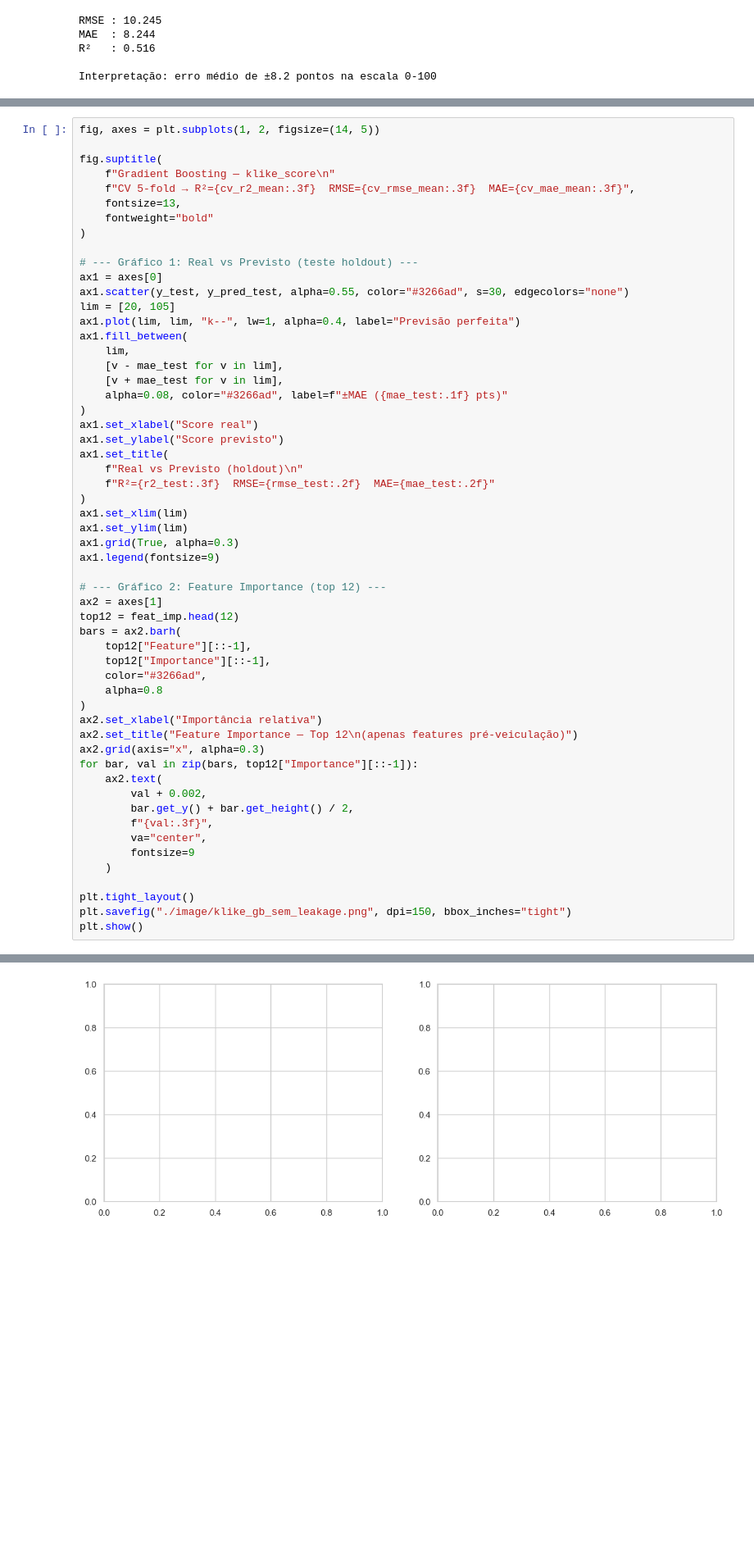
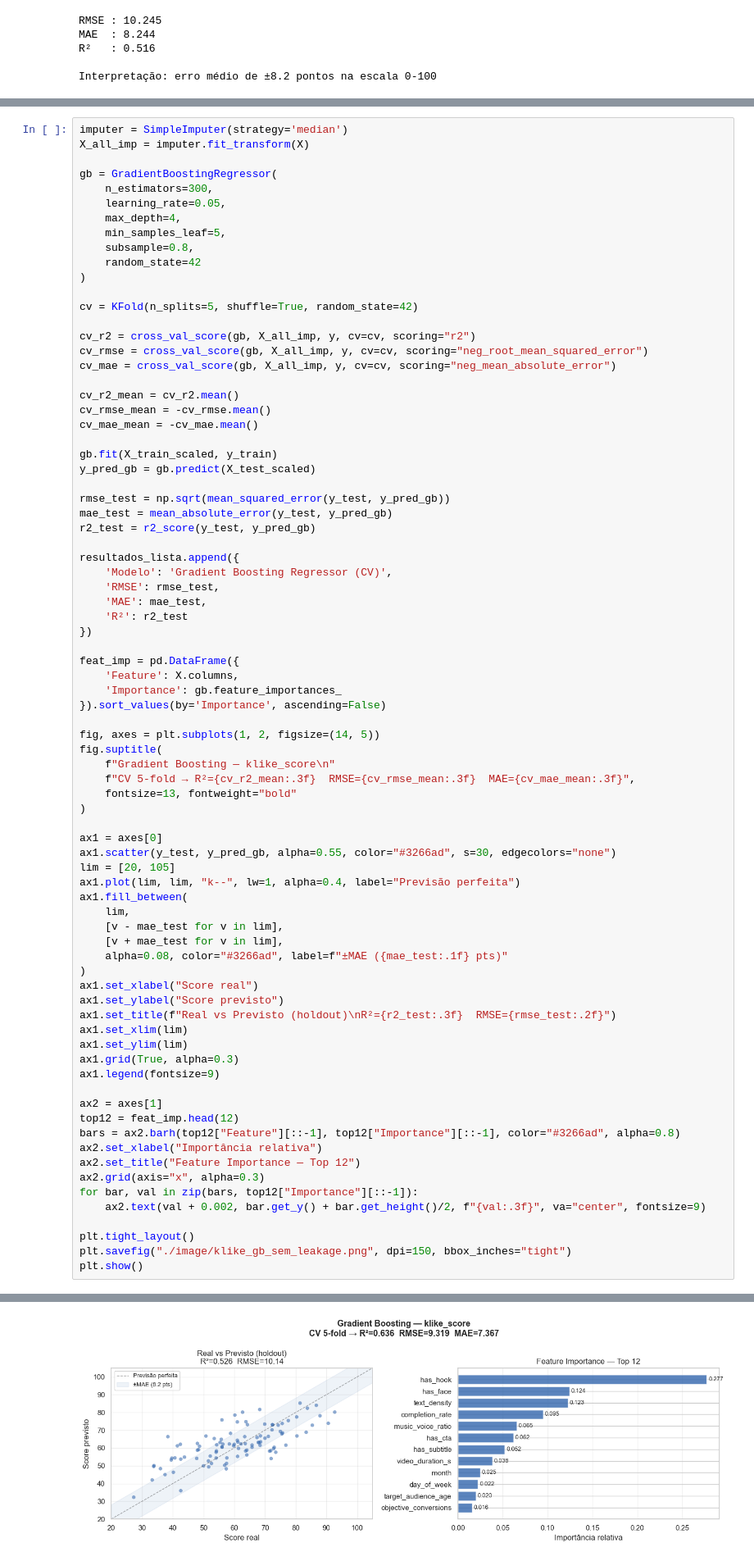
Before and after one commit to carlimmsantos/Millai_AI, a Jupyter notebook: challenge_analysis.ipynb, the cells around one changed output, grey strips where cells are left out. Shown at 82% size. Cells and saved outputs as stored; diff of their text form; blank space fills up the shorter version.

Commit message:
feat: implement GradientBoostingRegressor with cross-validation and feature importance analysis

```diff
--- a/challenge_analysis.ipynb
+++ b/challenge_analysis.ipynb
@@ -4094,16 +4128,54 @@ NameError: name 'cv_rmse' is not defined
 # %%
+imputer = SimpleImputer(strategy='median')
+X_all_imp = imputer.fit_transform(X)
+
+gb = GradientBoostingRegressor(
+    n_estimators=300,
+    learning_rate=0.05,
+    max_depth=4,
+    min_samples_leaf=5,
+    subsample=0.8,
+    random_state=42
+)
+
+cv = KFold(n_splits=5, shuffle=True, random_state=42)
+
+cv_r2 = cross_val_score(gb, X_all_imp, y, cv=cv, scoring="r2")
+cv_rmse = cross_val_score(gb, X_all_imp, y, cv=cv, scoring="neg_root_mean_squared_error")
+cv_mae = cross_val_score(gb, X_all_imp, y, cv=cv, scoring="neg_mean_absolute_error")
+
+cv_r2_mean = cv_r2.mean()
+cv_rmse_mean = -cv_rmse.mean()
+cv_mae_mean = -cv_mae.mean()
+
+gb.fit(X_train_scaled, y_train)
+y_pred_gb = gb.predict(X_test_scaled)
+
+rmse_test = np.sqrt(mean_squared_error(y_test, y_pred_gb))
+mae_test = mean_absolute_error(y_test, y_pred_gb)
+r2_test = r2_score(y_test, y_pred_gb)
+
+resultados_lista.append({
+    'Modelo': 'Gradient Boosting Regressor (CV)',
+    'RMSE': rmse_test,
+    'MAE': mae_test,
+    'R²': r2_test
+})
+
+feat_imp = pd.DataFrame({
+    'Feature': X.columns,
+    'Importance': gb.feature_importances_
+}).sort_values(by='Importance', ascending=False)
+
 fig, axes = plt.subplots(1, 2, figsize=(14, 5))
-
 fig.suptitle(
     f"Gradient Boosting — klike_score\n"
     f"CV 5-fold → R²={cv_r2_mean:.3f}  RMSE={cv_rmse_mean:.3f}  MAE={cv_mae_mean:.3f}",
-    fontsize=13,
-    fontweight="bold"
+    fontsize=13, fontweight="bold"
 )
 
-# --- Gráfico 1: Real vs Previsto (teste holdout) ---
 ax1 = axes[0]
-ax1.scatter(y_test, y_pred_test, alpha=0.55, color="#3266ad", s=30, edgecolors="none")
+ax1.scatter(y_test, y_pred_gb, alpha=0.55, color="#3266ad", s=30, edgecolors="none")
 lim = [20, 105]
 ax1.plot(lim, lim, "k--", lw=1, alpha=0.4, label="Previsão perfeita")
 ax1.fill_between(
@@ -4114,35 +4186,20 @@ ax1.fill_between(
 )
 ax1.set_xlabel("Score real")
 ax1.set_ylabel("Score previsto")
-ax1.set_title(
-    f"Real vs Previsto (holdout)\n"
-    f"R²={r2_test:.3f}  RMSE={rmse_test:.2f}  MAE={mae_test:.2f}"
-)
+ax1.set_title(f"Real vs Previsto (holdout)\nR²={r2_test:.3f}  RMSE={rmse_test:.2f}")
 ax1.set_xlim(lim)
 ax1.set_ylim(lim)
 ax1.grid(True, alpha=0.3)
 ax1.legend(fontsize=9)
 
-# --- Gráfico 2: Feature Importance (top 12) ---
 ax2 = axes[1]
 top12 = feat_imp.head(12)
-bars = ax2.barh(
-    top12["Feature"][::-1],
-    top12["Importance"][::-1],
-    color="#3266ad",
-    alpha=0.8
-)
+bars = ax2.barh(top12["Feature"][::-1], top12["Importance"][::-1], color="#3266ad", alpha=0.8)
 ax2.set_xlabel("Importância relativa")
-ax2.set_title("Feature Importance — Top 12\n(apenas features pré-veiculação)")
+ax2.set_title("Feature Importance — Top 12")
 ax2.grid(axis="x", alpha=0.3)
 for bar, val in zip(bars, top12["Importance"][::-1]):
-    ax2.text(
-        val + 0.002,
-        bar.get_y() + bar.get_height() / 2,
-        f"{val:.3f}",
-        va="center",
-        fontsize=9
-    )
+    ax2.text(val + 0.002, bar.get_y() + bar.get_height()/2, f"{val:.3f}", va="center", fontsize=9)
 
 plt.tight_layout()
 plt.savefig("./image/klike_gb_sem_leakage.png", dpi=150, bbox_inches="tight")
@@ -4152,4 +4208,4 @@ NameError: name 'cv_r2_mean' is not defined
-[figure, old version]
+[figure, new version]
 # %% [markdown]
 ### Pipeline Otimizado: Scaling + Hyperparameter Tuning
 
```
Also changed, not shown: parts of 4 cells of this notebook, 1 other file.
